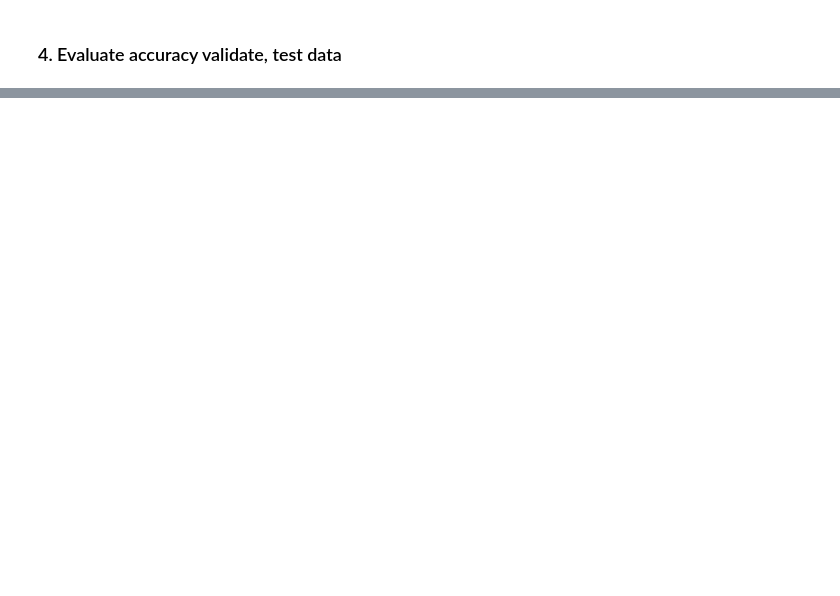
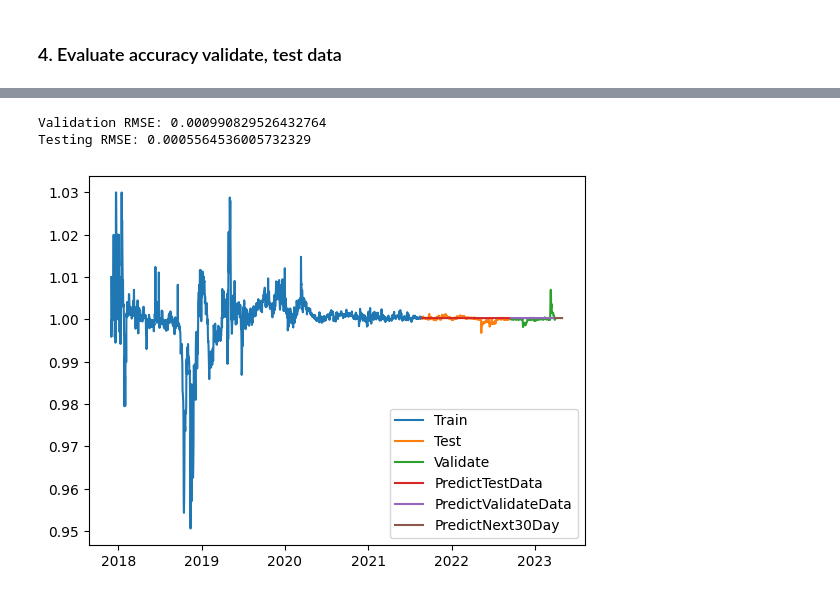
Before and after one commit to TR-PHU/bda, a Jupyter notebook: tether/Arima_Model.ipynb, the cells around one changed output, grey strips where cells are left out. Cells and saved outputs as stored; diff of their text form; code cells hidden in the pictures; blank space fills up the shorter version.

Commit message:
draw plot

```diff
--- a/tether/Arima_Model.ipynb
+++ b/tether/Arima_Model.ipynb
@@ -187,7 +176,8 @@ Price predict on validate data: [1.00033935 1.00034279 1.00034079 1.00033895 1.0
 # %%
 # 6. Quá trình tạo index predict 30 ngày tiếp theo
 last_index = len(df)
-last_data = pd.RangeIndex(start=last_index, stop=last_index+30, step=1)
+
+date_range = pd.date_range(start=df.index[-1], periods=30, freq='D')
 
 # Create an array of 30 consecutive integers starting from last_index
 x_next_30_days = np.array(range(last_index+1, last_index+31)).reshape(-1, 1)
@@ -258,0 +236,24 @@ print('Testing RMSE:', test_rmse)
+# %%
+# Calculate RMSE
+
+valid_rmse = np.sqrt(np.mean((y_pred_val - y_val)**2))
+test_rmse = np.sqrt(np.mean((y_pred_test - y_test)**2))
+
+print('Validation RMSE:', valid_rmse)
+print('Testing RMSE:', test_rmse)
+# %% [output]
+Validation RMSE: 0.000990829526432764
+Testing RMSE: 0.0005564536005732329
+# %%
+plt.plot(train_data.index, train_data['Price'])
+plt.plot(test_data.index, test_data['Price'])
+plt.plot(val_data.index, val_data['Price'])
+
+plt.plot(test_data.index, y_pred_test)
+plt.plot(val_data.index, y_pred_val)
+plt.plot(date_range, y_next_30_days)
+
+plt.legend(['Train', 'Test', 'Validate','PredictTestData', 'PredictValidateData','PredictNext30Day'])
+plt.show()
+# %% [output]
+[figure, added]
```
Also changed, not shown: parts of 16 cells of this notebook.
